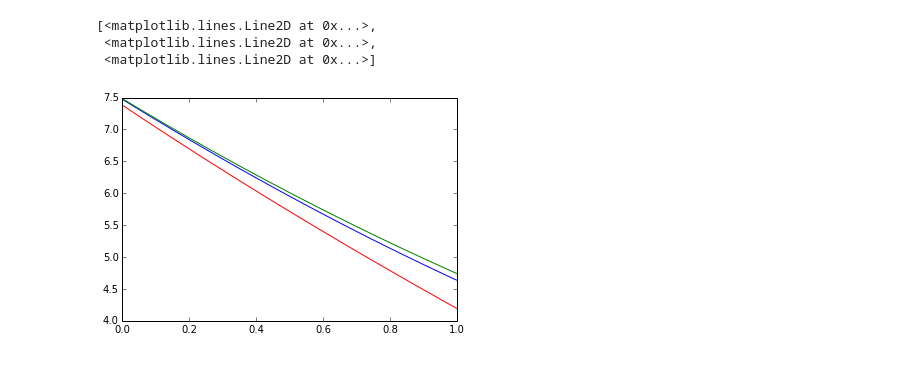
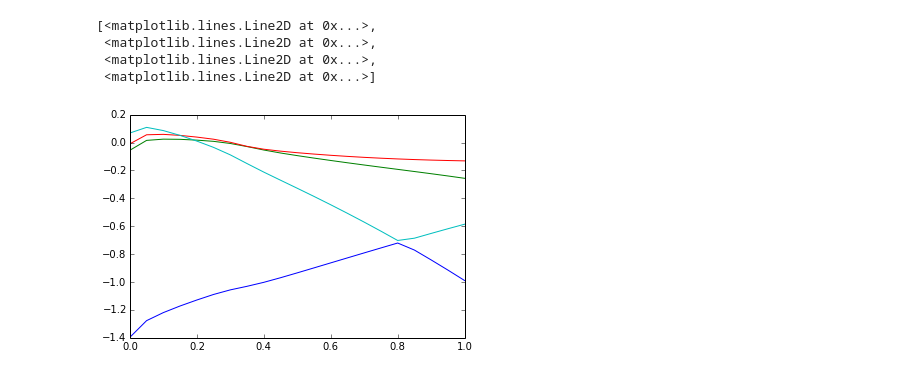
Before and after one commit to shiangfang/DFT_KIT, a Jupyter notebook: interface/DFT_IPython_interface/DFT_KIT QESPRESSO Alloy band plot-Copy0.ipynb, the cells around one changed output. Cells and saved outputs as stored; diff of their text form; code cells hidden in the pictures.

```diff
--- a/interface/DFT_IPython_interface/DFT_KIT QESPRESSO Alloy band plot-Copy0.ipynb
+++ b/interface/DFT_IPython_interface/DFT_KIT QESPRESSO Alloy band plot-Copy0.ipynb
@@ -14,7 +16,7 @@ from DFT_KIT.core import physics
 
 #sys.path.append('/Users/shiangfang/Shiang DrobBox/Dropbox/Physics Research/Tim Kaxiras Group/DFT VASP/DFT_tools')
 # %%
-name_prefix='../../temp/bi_sb_alloy/final_data_ori'
+name_prefix='../../temp/bi_sb_alloy/final_data_ori2b'
 all_xs=np.linspace(0,1,21)
 all_ones=np.linspace(1,1,21)
 f_=open(name_prefix,'rb')
@@ -22,9 +24,10 @@ fermi_level=pickle.load(f_)
 fermi_level=np.array(fermi_level)*physics.hartree
 all_bands=pickle.load(f_)
 all_bands=np.array(all_bands)*physics.hartree
+fermi_level2=pickle.load(f_)
+fermi_level2=np.array(fermi_level2)*physics.hartree
 f_.close()
-print(all_bands[5,1,1])
 
 plt.plot(np.transpose(all_bands[0]))
-plt.ylim([7,8])
+#plt.ylim([5,7])
 # %% [output]
@@ -34,9 +53,11 @@ plt.ylim([7,8])
 # %%
-#plt.plot(all_xs,all_bands[:,8,0]-fermi_level,all_xs,all_bands[:,11,0]-fermi_level,all_xs,all_bands[:,8,101]-fermi_level)
+plt.plot(all_xs,all_bands[:,7,101]-fermi_level,all_xs,all_bands[:,8,0]-fermi_level,all_xs,all_bands[:,11,0]-fermi_level,all_xs,all_bands[:,8,101]-fermi_level)
 #plt.plot(all_xs,all_bands[:,8,0]-fermi_level,all_xs,all_bands[:,10,0]-fermi_level)
-plt.plot(all_xs,all_bands[:,8,0],all_xs,all_bands[:,11,0],all_xs,all_bands[:,8,101])
+#plt.plot(all_xs,all_bands[:,:,0],all_xs,all_bands[:,:,101])
+#plt.ylim((-1,0.3))
 # %% [output]
 [<matplotlib.lines.Line2D at 0x...>,
  <matplotlib.lines.Line2D at 0x...>,
+ <matplotlib.lines.Line2D at 0x...>,
  <matplotlib.lines.Line2D at 0x...>]
-[figure, old version]
+[figure, new version]
```
Also changed, not shown: parts of 5 cells of this notebook, 17 other files.
